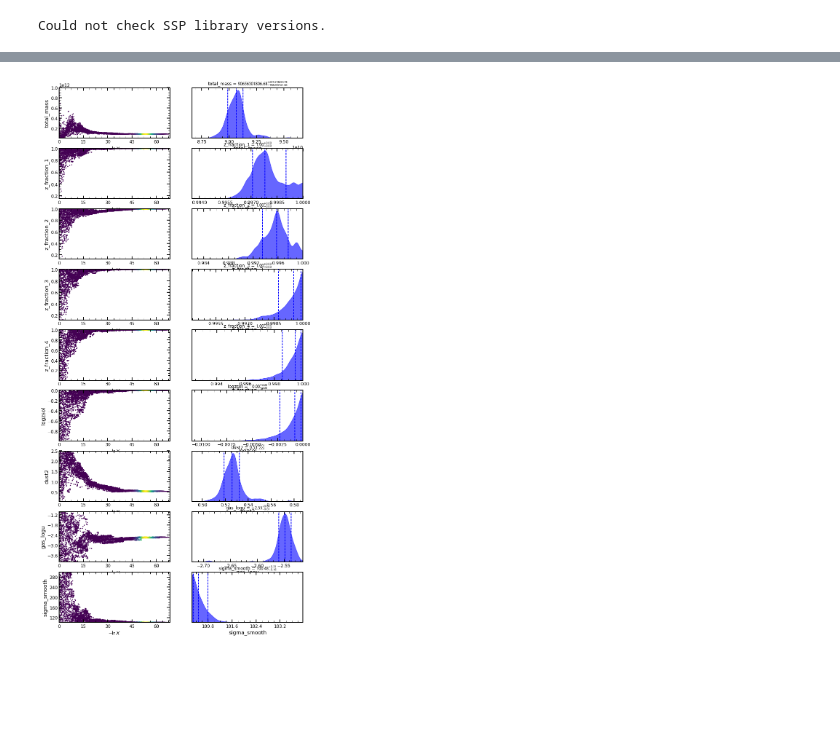
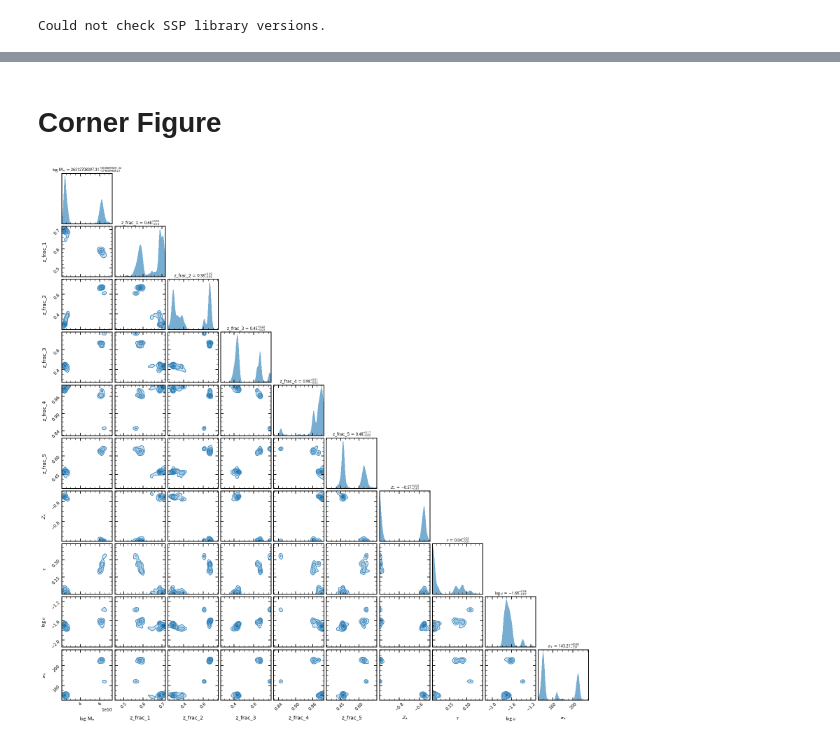
Before and after one commit to stacchella/spec_vs_phot, a Jupyter notebook: Result_Analysis.ipynb, the cells around one changed output, grey strips where cells are left out. Drawn from its saved outputs; the diff is of its cells as text; code cells hidden in the pictures; blank space fills up the shorter version.

```diff
--- a/Result_Analysis.ipynb
+++ b/Result_Analysis.ipynb
@@ -44,7 +64,7 @@ def zfrac_to_masses(total_mass=None, z_fraction=None, agebins=None, **extras):
 # %%
 # read in results
 
-res, obs, mod = pr.results_from(path_main + 'mock_svp_1_1522120237_mcmc.h5', dangerous=True)
+res, obs, mod = pr.results_from(path_main + 'mock_svp_6_1522188512_mcmc.h5', dangerous=True)
 sps = pr.get_sps(res)
 mod._config_dict["mass"]["depends_on"] = zfrac_to_masses
 # %% [output]
@@ -63,0 +77,5 @@ mod.theta_labels()
+# %%
+# make labels
+print mod.theta_labels()
+theta_labels = [r'$\log\/\/\/\mathrm{M}_{\star}$', 'z_frac_1', 'z_frac_2', 'z_frac_3', 'z_frac_4', 'z_frac_5', r'$Z_{\star}$', r'$\tau$', r'$\log\/u$', r'$\sigma_{\star}$']
+theta_log_q = np.array([True, False, False, False, False, False, False, False, False, False])
@@ -165,8 +296,9 @@ KeyError: 'nlive'
+# %% [markdown]
+# Corner Figure
 # %%
-fig, axes = dyplot.traceplot(res, truths=np.zeros(ndim), labels=mod.theta_labels(),
-                             truth_color='black', show_titles=True,
-                             trace_cmap='viridis', connect=False)
-                             #connect_highlight=range(5))
+fig, ax = dyplot.cornerplot(res, color='C0', truths=np.zeros(ndim), labels=theta_labels,
+                           truth_color='C3', show_titles=True,
+                           max_n_ticks=3, quantiles=None)
 plt.show()
 # %% [output]
-[figure, old version]
+[figure, new version]
```
Also changed, not shown: parts of 40 cells of this notebook, 7 other files.
